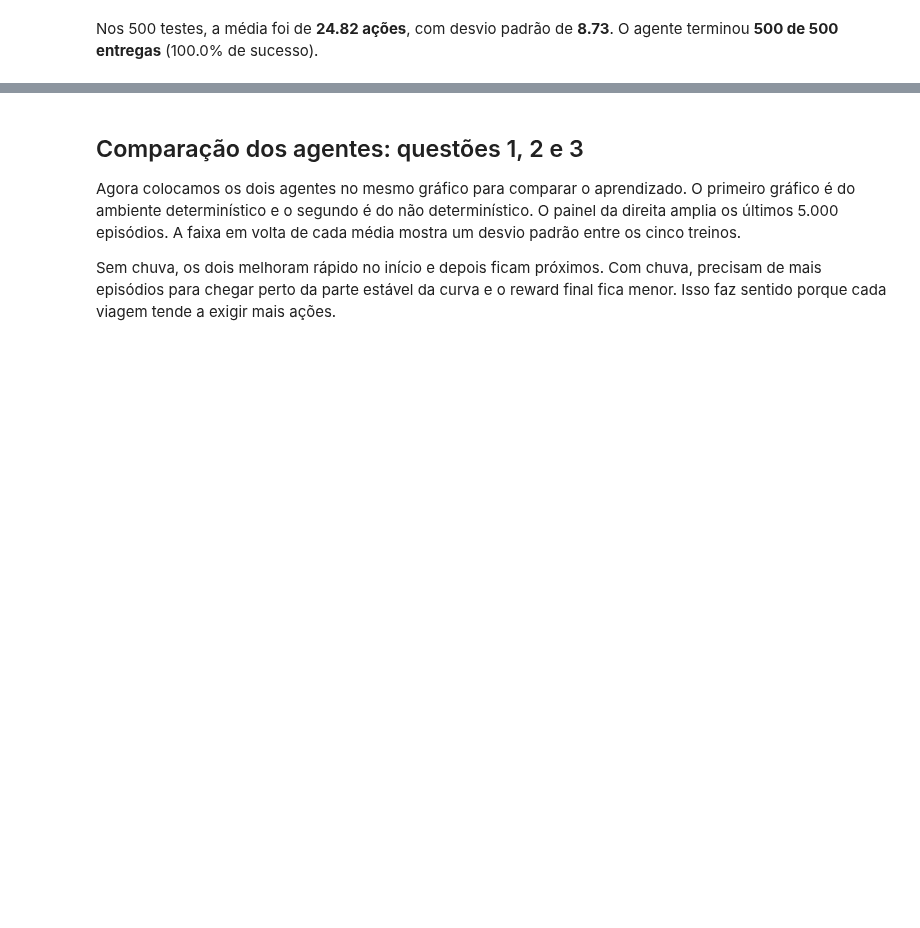
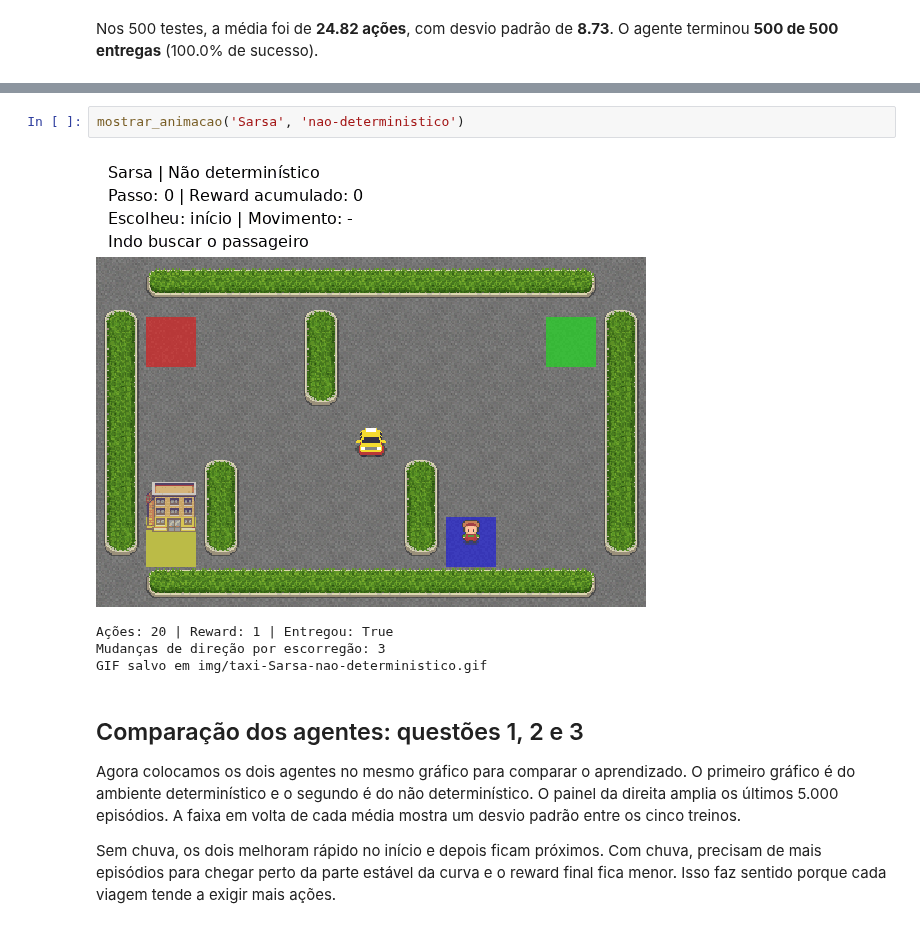
Before and after one commit to LaraAbduni/Projeto-2---Reinforcement-Learning, a Jupyter notebook: Relatorio.ipynb, the cells around one changed output, grey strips where cells are left out. Saved outputs shown, nothing was run; the diff lists cells and outputs as text; blank space fills up the shorter version.

```diff
--- a/Relatorio.ipynb
+++ b/Relatorio.ipynb
@@ -213,3 +258,10 @@ Nos 500 testes, a média foi de **24.82 ações**, com desvio padrão de **8.73*
+# %%
+mostrar_animacao('Sarsa', 'nao-deterministico')
+# %% [output]
+[figure, added]
+Ações: 20 | Reward: 1 | Entregou: True
+Mudanças de direção por escorregão: 3
+GIF salvo em img/taxi-Sarsa-nao-deterministico.gif
 # %% [markdown]
 ## Comparação dos agentes: questões 1, 2 e 3
 
```
Also changed, not shown: parts of 10 cells of this notebook, 8 other files.
